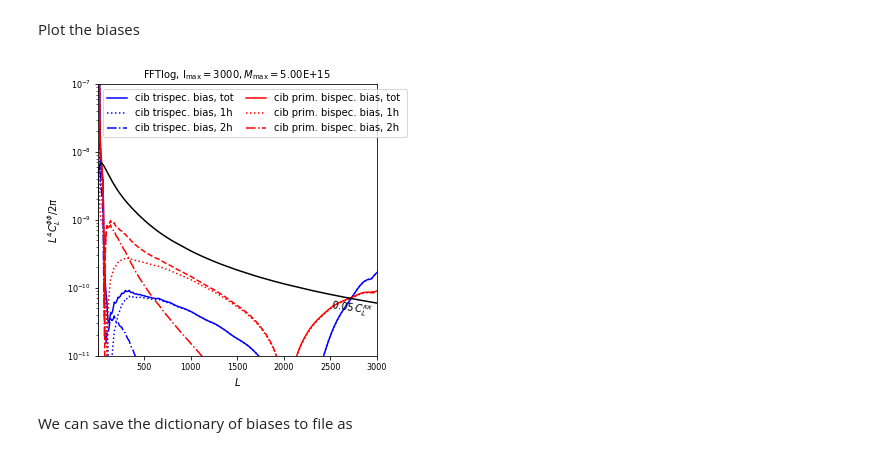
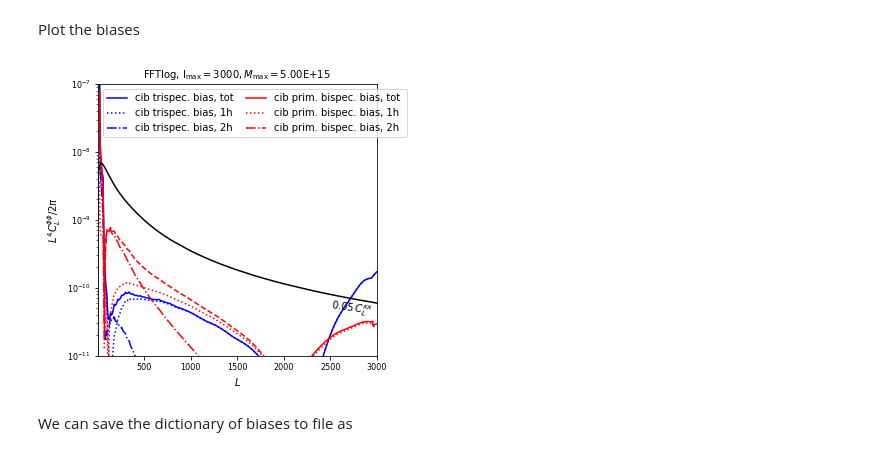
Before and after one commit to abaleato/CosmoBLENDER, a Jupyter notebook: example_pipeline.ipynb, the cells around one changed output. Saved outputs shown, nothing was run; the diff lists cells and outputs as text; code cells hidden in the pictures.

Commit message:
cleaned up plotting functionality a bit

```diff
--- a/example_pipeline.ipynb
+++ b/example_pipeline.ipynb
@@ -94,59 +95,56 @@ breakdown = True
 # %%
 plt.figure(figsize=(5,5))
 scaling = experiment.biases['ells']**4 /(2*np.pi)
-convention_correction = 1/(2*np.pi) #match FT convetion in QL
 
 # Split into negative and positive parts for plotting convenience
-prim_bispec_1h_pos, prim_bispec_1h_neg = tls.split_positive_negative(scaling *convention_correction*experiment.biases[which_bias]['prim_bispec']['1h'])
-prim_bispec_2h_pos, prim_bispec_2h_neg = tls.split_positive_negative(scaling *convention_correction*experiment.biases[which_bias]['prim_bispec']['2h'])
-prim_bispec_tot_pos, prim_bispec_tot_neg = tls.split_positive_negative(scaling *convention_correction*(experiment.biases[which_bias]['prim_bispec']['2h']\
-                                                                                                   +experiment.biases[which_bias]['prim_bispec']['1h']))
+prim_bispec_1h_pos, prim_bispec_1h_neg = tls.split_positive_negative(experiment.biases[which_bias]['prim_bispec']['1h'])
+prim_bispec_2h_pos, prim_bispec_2h_neg = tls.split_positive_negative(experiment.biases[which_bias]['prim_bispec']['2h'])
+prim_bispec_tot_pos, prim_bispec_tot_neg = tls.split_positive_negative(experiment.biases[which_bias]['prim_bispec']['2h']+experiment.biases[which_bias]['prim_bispec']['1h'])
 
-trispec_1h_pos, trispec_1h_neg = tls.split_positive_negative(scaling *convention_correction**2 * experiment.biases[which_bias]['trispec']['1h'])
-trispec_2h_pos, trispec_2h_neg = tls.split_positive_negative(scaling *convention_correction**2 * experiment.biases[which_bias]['trispec']['2h'])
-trispec_tot_pos, trispec_tot_neg = tls.split_positive_negative(scaling *convention_correction**2 * (experiment.biases[which_bias]['trispec']['2h']\
-                                                                                               + experiment.biases[which_bias]['trispec']['1h']))
+trispec_1h_pos, trispec_1h_neg = tls.split_positive_negative(experiment.biases[which_bias]['trispec']['1h'])
+trispec_2h_pos, trispec_2h_neg = tls.split_positive_negative(experiment.biases[which_bias]['trispec']['2h'])
+trispec_tot_pos, trispec_tot_neg = tls.split_positive_negative(experiment.biases[which_bias]['trispec']['2h']+ experiment.biases[which_bias]['trispec']['1h'])
 
-plt.plot(experiment.biases['ells'], trispec_tot_pos, color='b', label=r'{} trispec. bias, tot '.format(which_bias))
-plt.plot(experiment.biases['ells'], trispec_tot_neg, color='b', ls='--')
+plt.plot(experiment.biases['ells'], scaling * trispec_tot_pos, color='b', label=r'{} trispec. bias, tot '.format(which_bias))
+plt.plot(experiment.biases['ells'], scaling * trispec_tot_neg, color='b', ls='--')
 
 if breakdown:
     title='_withbreakdown'
-    plt.plot(experiment.biases['ells'], trispec_1h_pos, color='b', label=r'{} trispec. bias, 1h '.format(which_bias), ls=':')
-    plt.plot(experiment.biases['ells'], trispec_1h_neg, color='b', ls=':')
+    plt.plot(experiment.biases['ells'], scaling * trispec_1h_pos, color='b', label=r'{} trispec. bias, 1h '.format(which_bias), ls=':')
+    plt.plot(experiment.biases['ells'], scaling * trispec_1h_neg, color='b', ls=':')
 
-    plt.plot(experiment.biases['ells'], trispec_2h_pos, color='b', label=r'{} trispec. bias, 2h '.format(which_bias), ls='-.')
-    plt.plot(experiment.biases['ells'], trispec_2h_neg, color='b', ls='-.')
+    plt.plot(experiment.biases['ells'], scaling * trispec_2h_pos, color='b', label=r'{} trispec. bias, 2h '.format(which_bias), ls='-.')
+    plt.plot(experiment.biases['ells'], scaling * trispec_2h_neg, color='b', ls='-.')
 
-plt.plot(experiment.biases['ells'], prim_bispec_tot_pos, color='r',label=r'{} prim. bispec. bias, tot'.format(which_bias))
-plt.plot(experiment.biases['ells'], prim_bispec_tot_neg, color='r', ls='--')
+plt.plot(experiment.biases['ells'], scaling * prim_bispec_tot_pos, color='r',label=r'{} prim. bispec. bias, tot'.format(which_bias))
+plt.plot(experiment.biases['ells'], scaling * prim_bispec_tot_neg, color='r', ls='--')
 
 if breakdown:
-    plt.plot(experiment.biases['ells'], prim_bispec_1h_pos, color='r', label=r'{} prim. bispec. bias, 1h '.format(which_bias), ls=':')
-    plt.plot(experiment.biases['ells'], prim_bispec_1h_neg, color='r', ls=':')
+    plt.plot(experiment.biases['ells'], scaling * prim_bispec_1h_pos, color='r', label=r'{} prim. bispec. bias, 1h '.format(which_bias), ls=':')
+    plt.plot(experiment.biases['ells'], scaling * prim_bispec_1h_neg, color='r', ls=':')
 
-    plt.plot(experiment.biases['ells'], prim_bispec_2h_pos, color='r', label=r'{} prim. bispec. bias, 2h '.format(which_bias), ls='-.')
-    plt.plot(experiment.biases['ells'], prim_bispec_2h_neg, color='r', ls='-.')
+    plt.plot(experiment.biases['ells'], scaling * prim_bispec_2h_pos, color='r', label=r'{} prim. bispec. bias, 2h '.format(which_bias), ls='-.')
+    plt.plot(experiment.biases['ells'], scaling * prim_bispec_2h_neg, color='r', ls='-.')
 
 plt.annotate(r'$0.05\,C_L^{\kappa \kappa}$', (2500,4e-11), rotation=-8)
 plt.plot(experiment.cl_unl.ls, 0.05* experiment.cl_unl.ls**4 * experiment.cl_unl.clpp /(2*np.pi),'k')
 plt.yscale('log')
 plt.legend(ncol=2, columnspacing=1)
 plt.ylabel(r'$L^4 C_L^{\phi\phi}/ 2\pi$',fontsize=10)
 plt.xlabel(r'$L$',fontsize=10)
 plt.title(r'FFTlog, l$_{\mathrm{max}}=$'+str(lmax)+'$, M_{\mathrm{max}}=$'+'{:.2E}'.format(experiment.massCut), fontsize=10)
 plt.xlim([2,3000])
 plt.ylim([1e-11,1e-7])
 
 ax = plt.gca()
 ax.tick_params(axis='both', which='major', labelsize=8)
 ax.tick_params(axis='both', which='minor', labelsize=8)
 
 #plt.savefig('../plots/tsz_bias_for_diff_mass_cuts/1D_reconstructions/biases_lmax{}_masscut{}.pdf'.format(lmax, '1e14'))
 thesis_dir = '/Users/antonbaleatolizancos/Desktop/THESIS/phd_thesis/Chapter4/plots_lensing_rec_biases/'
 #plt.savefig(thesis_dir+'{}_biases_cosmoblender_lmax{}{}.pdf'.format(which_bias, lmax, title), bbox_inches='tight')
 # %% [output]
-[figure, old version]
+[figure, new version]
 # %% [markdown]
 We can save the dictionary of biases to file as
 # %%
```
Also changed, not shown: parts of 7 cells of this notebook.
